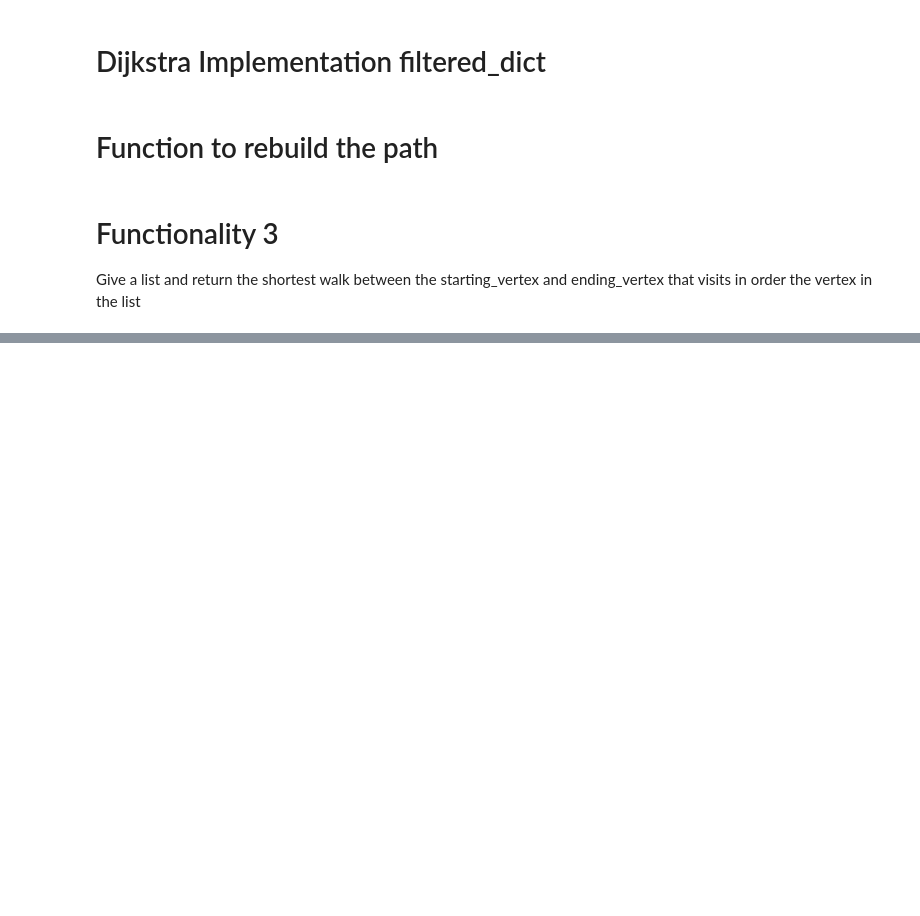
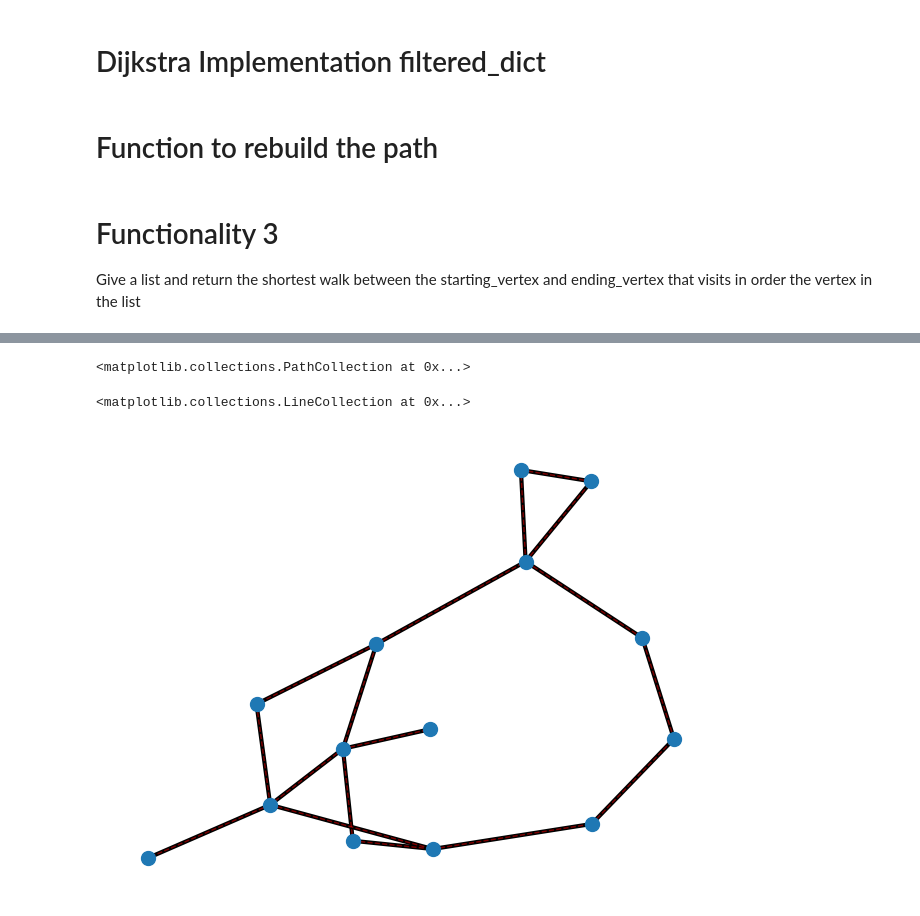
Before and after one commit to brauliovillalobos/ADM_HW5, a Jupyter notebook: Functionality_3/Functionality_3.ipynb, the cells around one changed output, grey strips where cells are left out. Cells and saved outputs as stored; diff of their text form; code cells hidden in the pictures; blank space fills up the shorter version.

Commit message:
1st draft of visualization

```diff
--- a/Functionality_3/Functionality_3.ipynb
+++ b/Functionality_3/Functionality_3.ipynb
@@ -239,0 +258,21 @@ path_f3
+# %%
+# nodes
+nx.draw_networkx_nodes(G, pos, node_size=100)
+# %% [output]
+<matplotlib.collections.PathCollection at 0x...>
+# %%
+# edges
+nx.draw_networkx_edges(G, pos, width=3)
+nx.draw_networkx_edges(
+    G, pos, width=1, alpha=0.5, edge_color="r", style="dashed"
+)
+# %% [output]
+<matplotlib.collections.LineCollection at 0x...>
+# %%
+ax = plt.gca()
+ax.margins(0.08)
+plt.axis("off")
+plt.tight_layout()
+plt.show()
+# %% [output]
+[figure, added]
```
Also changed, not shown: parts of 9 cells of this notebook.
